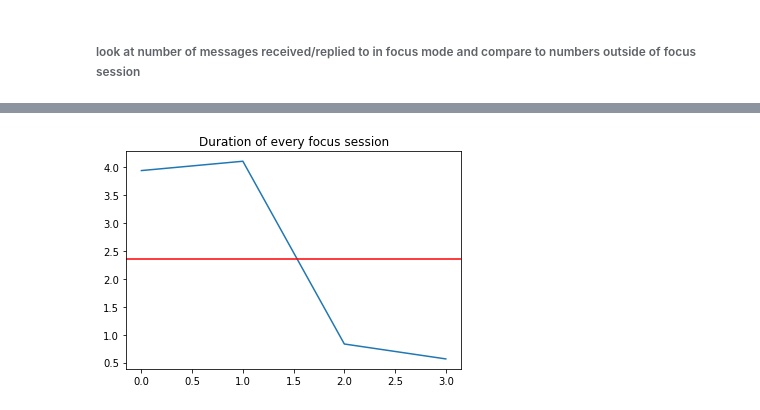
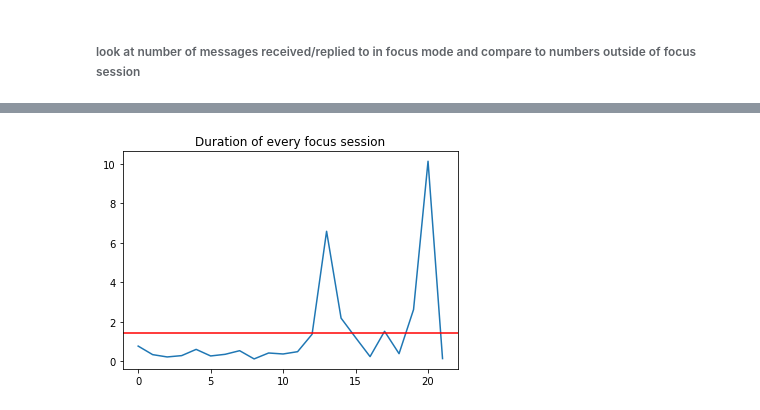
Before and after one commit to bugii/ExMan, a Jupyter notebook: exman_analysis/ExMan Analysis.ipynb, the cells around one changed output, grey strips where cells are left out. Cells and saved outputs as stored; diff of their text form; code cells hidden in the pictures.

```diff
--- a/exman_analysis/ExMan Analysis.ipynb
+++ b/exman_analysis/ExMan Analysis.ipynb
@@ -19,7 +31,7 @@ Number of used services:  2
 <h6> Measure by perceived productivity in form of a popup-survey at the end of a focus session. </h6>
 # %%
 ratings = []
-for i in data:
+for i in data["focusSessions"]:
 
     rating = i.get("rating")
     if rating != None:
@@ -35,11 +47,11 @@ plt.show()
-# %%
-brokenFocus = []
-for i in data:
-    breakFocus = i.get("brokenFocus")
-    if breakFocus != None:
-        brokenFocus.append(len(breakFocus))
 # %% [markdown]
 <h6>How often the user tried to break the focusmode despite being in focus?</h6>
+# %%
+brokenFocus = []
+for i in data["focusSessions"]:
+    breakFocus = i.get("brokenFocus")
+    if breakFocus != None:
+        brokenFocus.append(len(breakFocus))
 # %%
 plt.scatter([i for i in range(len(brokenFocus))],brokenFocus)
 plt.title("brokenFocus")
@@ -51,13 +63,11 @@ plt.show()
 # %%
 messages_received = []
 
-for i in data:
+for i in data["focusSessions"]:
     message_perFocus = []
     for message in i["services"]:
+        print(message)
         message_perFocus.append(message["messages"])
     messages_received.append(message_perFocus)
 
 messages = np.asarray(messages_received)
-
-whatsApp = messages[:, 0]
-slack = messages[:, 1]
@@ -64,23 +92,23 @@ slack = messages[:, 1]
 # %%
 import datetime
 
 focus_length = []
 
-for i in data:
+for i in data["focusSessions"]:
     startTime = datetime.datetime.fromtimestamp(round(i["startTime"]/1000))
     endTime = datetime.datetime.fromtimestamp(round(i["endTime"]/1000))
 
     duration = (endTime - startTime).total_seconds() / 60
 
     focus_length.append(duration)
 
 
 plt.plot([t for t in range(len(focus_length))],focus_length)
 plt.axhline(y=np.mean(focus_length), color='r', linestyle='-')
 plt.title("Duration of every focus session")
 plt.show()
 # %% [output]
-[figure, old version]
+[figure, new version]
 # %%
 plt.plot([i for i in range(len(whatsApp))],whatsApp//focus_length,label='whatsApp')
 plt.plot([i for i in range(len(whatsApp))],slack//focus_length, label='slack')
```
Also changed, not shown: parts of 8 cells of this notebook, 4 other files.
